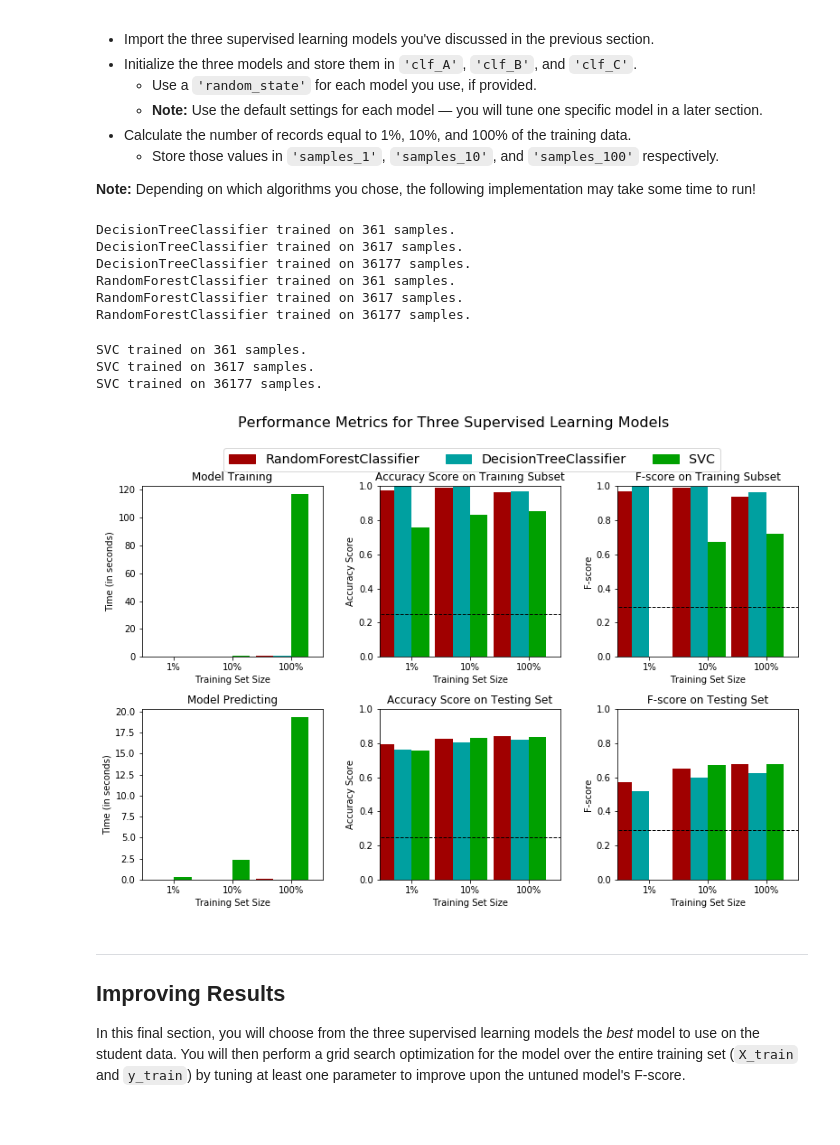
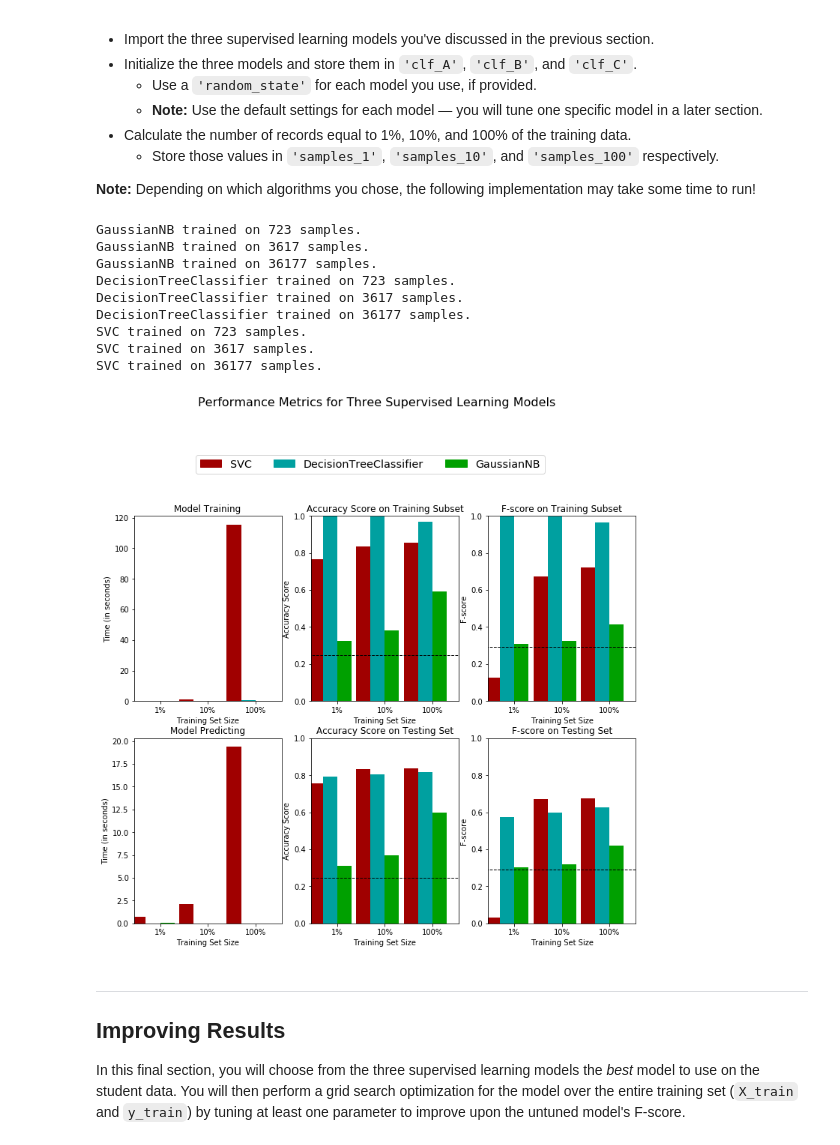
Before and after one commit to adilbekm/finding_donors, a Jupyter notebook: finding_donors.ipynb, the cells around one changed output. Drawn from its saved outputs; the diff is of its cells as text; code cells hidden in the pictures; blank space fills up the shorter version.

```diff
--- a/finding_donors.ipynb
+++ b/finding_donors.ipynb
@@ -346,6 +372,9 @@ def train_predict(learner, sample_size, X_train, y_train, X_test, y_test):
     # TODO: Compute accuracy on test set using accuracy_score()
     results['acc_test'] = accuracy_score(y_test, predictions_test)
 
+    # setting beta to 0.5 (even though it was set earlier to the same value)
+    beta = 0.5
+
     # TODO: Compute F-score on the the first 300 training samples using fbeta_score()
     # beta was set earlier (to 0.5)
     results['f_train'] = fbeta_score(y_true=y_train[:300], y_pred=predictions_train, beta=beta)
@@ -374,44 +403,46 @@ In the code cell, you will need to implement the following:
 # TODO: Import the three supervised learning models from sklearn
 from sklearn.tree import DecisionTreeClassifier
 from sklearn.ensemble import RandomForestClassifier
+from sklearn.naive_bayes import GaussianNB
 from sklearn.svm import SVC
 
 # TODO: Initialize the three models
-clf_A = DecisionTreeClassifier(random_state=3)
-clf_B = RandomForestClassifier(random_state=3)
+clf_A = GaussianNB()
+clf_B = DecisionTreeClassifier(random_state=3)
+# clf_C = RandomForestClassifier(random_state=3)
 clf_C = SVC(random_state=3)
 
 # TODO: Calculate the number of samples for 1%, 10%, and 100% of the training data
 # HINT: samples_100 is the entire training set i.e. len(y_train)
 # HINT: samples_10 is 10% of samples_100
 # HINT: samples_1 is 1% of samples_100
 samples_100 = len(y_train)
 samples_10 = int(samples_100 * 0.1)
-samples_1 = int(samples_100 * 0.01)
+samples_1 = int(samples_100 * 0.02) # SVM is having trouble with 1%, resets beta to 0.0. Therefore, I am changing this to 2%.
 
 # Collect results on the learners
 results = {}
 for clf in [clf_A, clf_B, clf_C]:
     clf_name = clf.__class__.__name__
     results[clf_name] = {}
     for i, samples in enumerate([samples_1, samples_10, samples_100]):
         results[clf_name][i] = \
         train_predict(clf, samples, X_train, y_train, X_test, y_test)
 
 # Run metrics visualization for the three supervised learning models chosen
 # ('accuracy' and 'fscore' are for naive predictor we found earlier)
 vs.evaluate(results, accuracy, fscore)
 # %% [output]
-DecisionTreeClassifier trained on 361 samples.
+GaussianNB trained on 723 samples.
+GaussianNB trained on 3617 samples.
+GaussianNB trained on 36177 samples.
+DecisionTreeClassifier trained on 723 samples.
 DecisionTreeClassifier trained on 3617 samples.
 DecisionTreeClassifier trained on 36177 samples.
-RandomForestClassifier trained on 361 samples.
-RandomForestClassifier trained on 3617 samples.
-RandomForestClassifier trained on 36177 samples.
+SVC trained on 723 samples.
+SVC trained on 3617 samples.
+SVC trained on 36177 samples.
-SVC trained on 361 samples.
-SVC trained on 3617 samples.
-SVC trained on 36177 samples.
-[figure, old version]
+[figure, new version]
 # %% [markdown]
 ----
 ## Improving Results
```
Also changed, not shown: parts of 21 cells of this notebook, 5 other files.
